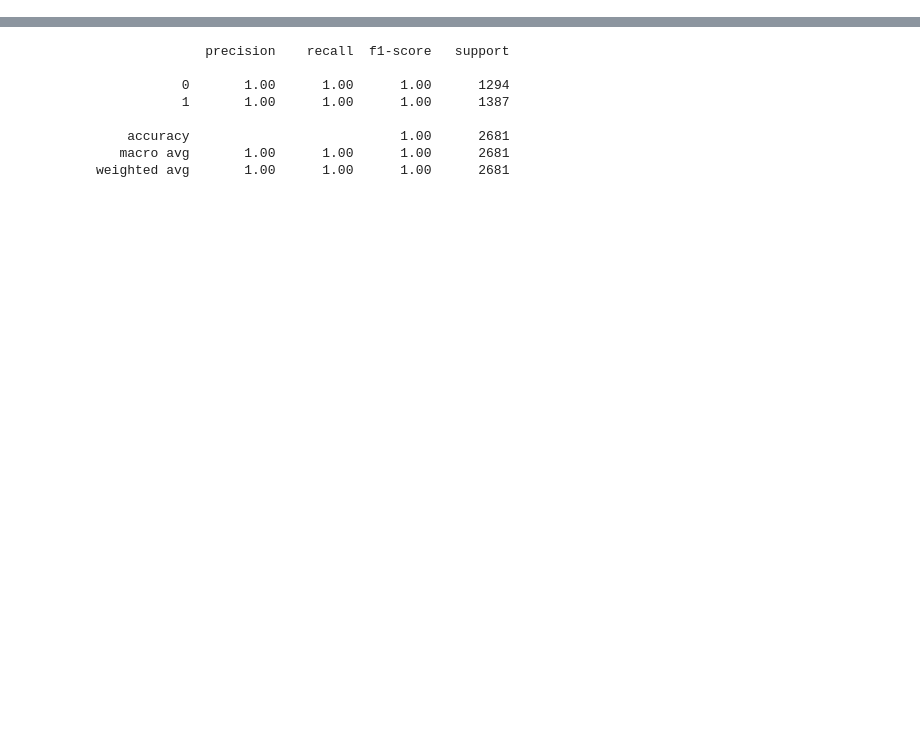
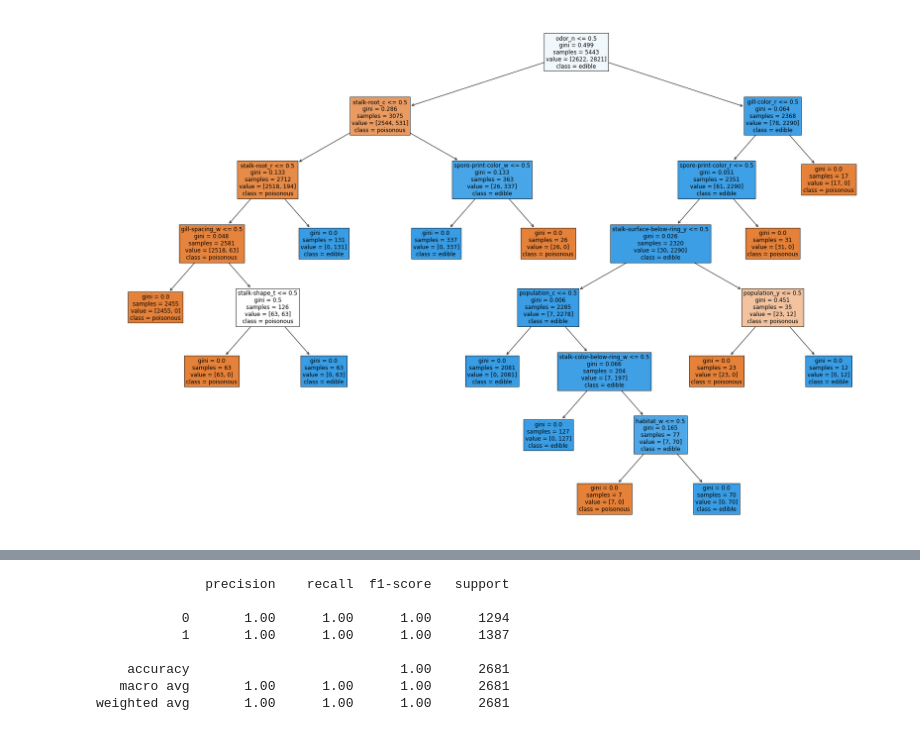
Before and after one commit to leofmr/mushrooms, a Jupyter notebook: 03 - treemodel.ipynb, the cells around one changed output, grey strips where cells are left out. Cells and saved outputs as stored; diff of their text form; code cells hidden in the pictures; blank space fills up the shorter version.

Commit message:
Improved modeling

```diff
--- a/03 - treemodel.ipynb
+++ b/03 - treemodel.ipynb
@@ -21,8 +27,17 @@ with open("data/splited_data.pickle", "rb") as file:
 # %%
-steps = [("imputation", SimpleImputer(missing_values="?", strategy="most_frequent")),
-         ("encoder", OneHotEncoder(drop="first")),
-         ("classifier", DecisionTreeClassifier(random_state=21))]
+param_grid = {"classifier__max_features": range(5, 41, 5),
+              "classifier__max_depth": range(5, 31, 5),
+              "classifier__min_samples_leaf": [5, 10, 30, 60, 70, 100]}
+
 
 pipeline = Pipeline(steps)
-pipeline.fit(X_train, y_train)
+
+pipe_cv = GridSearchCV(estimator=pipeline,
+                        param_grid=param_grid,
+                        scoring="accuracy",
+                        n_jobs=-1,
+                        cv=10,
+                        refit=True)
+
+pipe_cv.fit(X_train, y_train)
 # %% [output]
@@ -79,0 +57,2 @@ If spore print color not equal to r, and stalk surface below ring not equal to y
+# %%
+best_model = pipe_cv.best_estimator_
@@ -79,0 +81,13 @@ If spore print color not equal to r, and stalk surface below ring not equal to y
+# %%
+feature_names = best_model[1].get_feature_names_out(X_train.columns).tolist()
+# %%
+plt.figure(figsize=(30,20))
+plot_tree(best_model[-1],
+          filled=True,
+          feature_names=feature_names,
+          class_names=["poisonous", "edible"],
+          label="all",
+          fontsize=12);
+plt.show()
+# %% [output]
+[figure, added]
```
Also changed, not shown: parts of 11 cells of this notebook, 3 other files.
